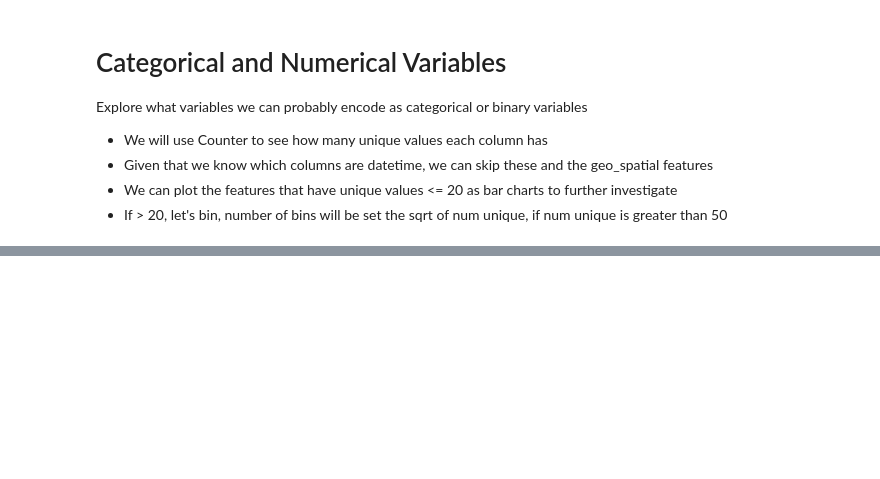
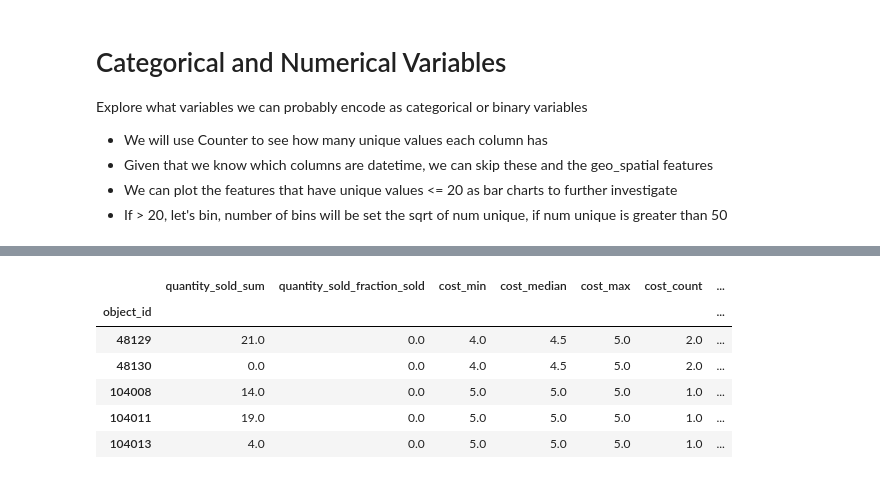
Before and after one commit to RodrigoGonzalez/transaction-risk-profiler, a Jupyter notebook: notebooks/0_EDA.ipynb, the cells around one changed output, grey strips where cells are left out. Saved outputs shown, nothing was run; the diff lists cells and outputs as text; code cells hidden in the pictures; blank space fills up the shorter version.

```diff
--- a/notebooks/0_EDA.ipynb
+++ b/notebooks/0_EDA.ipynb
@@ -288,0 +514,10 @@ Charting Column 13: fb_published
+# %%
+agg_ticket_df.head()
+# %% [output]
+|  | quantity_sold_sum | quantity_sold_fraction_sold | cost_min | cost_median | cost_max | cost_count | ... |
+| object_id |  |  |  |  |  |  | ... |
+| 48129 | 21.0 | 0.0 | 4.0 | 4.5 | 5.0 | 2.0 | ... |
+| 48130 | 0.0 | 0.0 | 4.0 | 4.5 | 5.0 | 2.0 | ... |
+| 104008 | 14.0 | 0.0 | 5.0 | 5.0 | 5.0 | 1.0 | ... |
+| 104011 | 19.0 | 0.0 | 5.0 | 5.0 | 5.0 | 1.0 | ... |
+| 104013 | 4.0 | 0.0 | 5.0 | 5.0 | 5.0 | 1.0 | ... |
```
Also changed, not shown: parts of 12 cells of this notebook, 2 other files.
